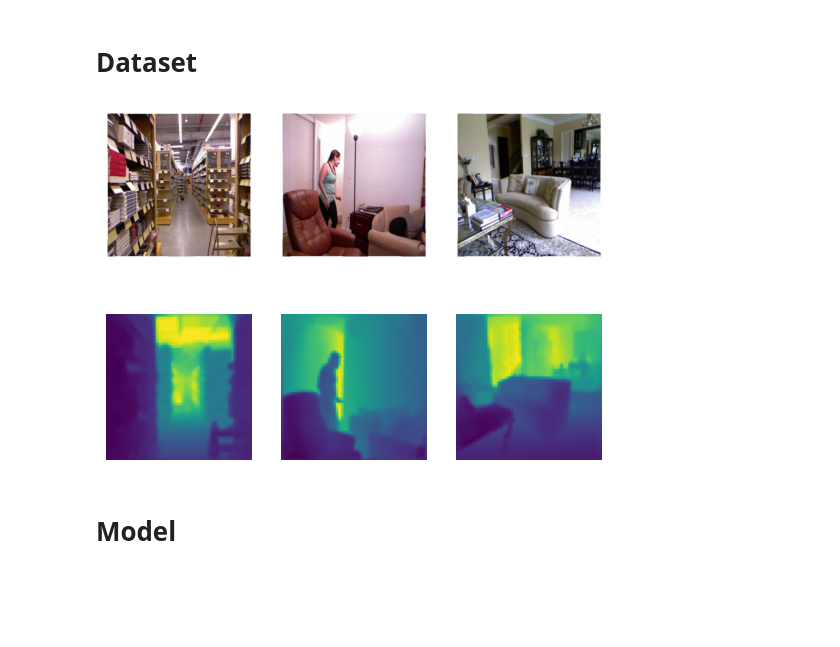
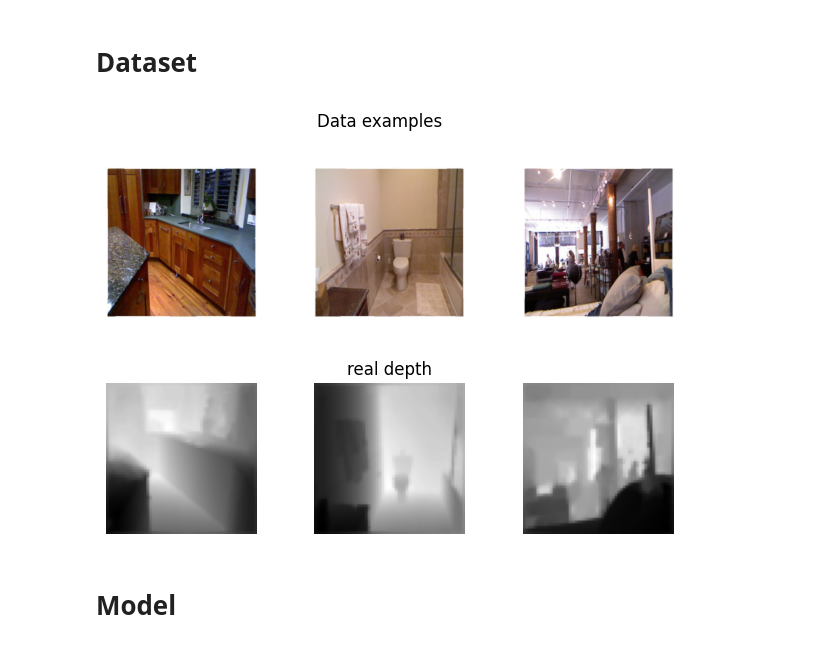
Before and after one commit to rubenjr0/ENNCA, a Jupyter notebook: depth_estimation.ipynb, the cells around one changed output. Saved outputs shown, nothing was run; the diff lists cells and outputs as text; code cells hidden in the pictures; blank space fills up the shorter version.

Commit message:
Kaggle Notebook | DepthEstimation | Version 187

```diff
--- a/depth_estimation.ipynb
+++ b/depth_estimation.ipynb
@@ -123,21 +123,40 @@ class NyuDataModule(pl.LightningDataModule):
 # %%
 vis_data = NyuDataModule('/kaggle/input/nyu-depth-v2/nyu_data/', 'data/nyu2_train.csv', 'data/nyu2_test.csv',
                      batch_size=3, apply_transforms=True)
-batch = next(iter(vis_data.train_dataloader()))
-images, targets = batch
-for (idx, (image, target)) in enumerate(zip(images, targets)):
-  image = image.permute(1,2,0).numpy()
-  target = target.permute(1,2,0).numpy()
-
-  plt.subplot(2, 3, idx + 1)
-  plt.imshow(image)
-  plt.axis('off')
-
-  plt.subplot(2, 3, idx + 4)
-  plt.imshow(target)
-  plt.axis('off')
+vis_data = next(iter(vis_data.train_dataloader()))
-# %% [output]
-[figure, removed]
+# %%
+def visualize(name, data, model=None):
+    if model:
+        fig, ax = plt.subplots(nrows=3, ncols=3)
+    else:
+        fig, ax = plt.subplots(nrows=2, ncols=3)
+    fig.suptitle(name)
+    fig.tight_layout()
+    x, y = data
+    for i, axi in enumerate(ax.flat):
+        axi.axis(False)
+        image = x[i % 3]
+        target = y[i % 3].squeeze().numpy()
+        if i < 3:
+            axi.imshow(image.permute(1,2,0).numpy(), cmap='gray')
+        elif i < 6:
+            if model:
+                estimated = model(image.unsqueeze(0)).detach().squeeze().squeeze().numpy()
+                axi.imshow(estimated, cmap='gray')
+                if i % 3 == 1: axi.set_title('estimated depth')
+            else:
+                axi.imshow(target, cmap='gray')
+                if i % 3 == 1: axi.set_title('real depth')
+        else:
+            estimated = model(image.unsqueeze(0)).detach().squeeze().squeeze().numpy()
+            err = (estimated - target) ** 2
+            axi.imshow(err, cmap='gray')
+            if i % 3 == 1: axi.set_title('estimation error')
+    plt.show()
+# %%
+visualize('Data examples', vis_data)
+# %% [output]
+[figure, added]
 # %% [markdown]
 # Model
 # %%
```
Also changed, not shown: parts of 6 cells of this notebook.
